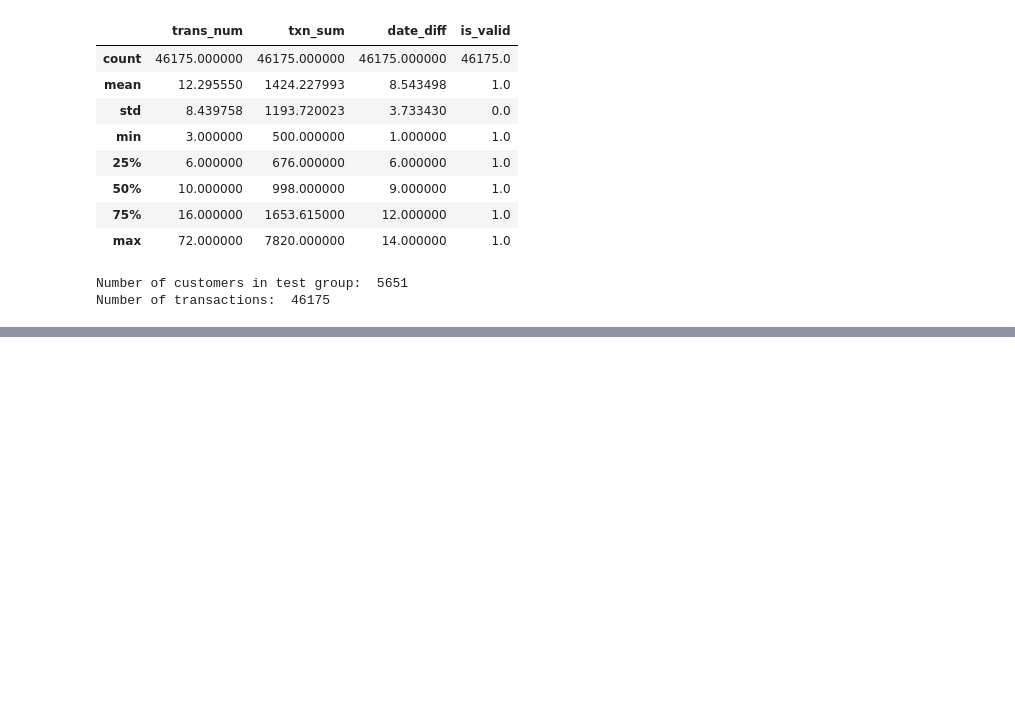
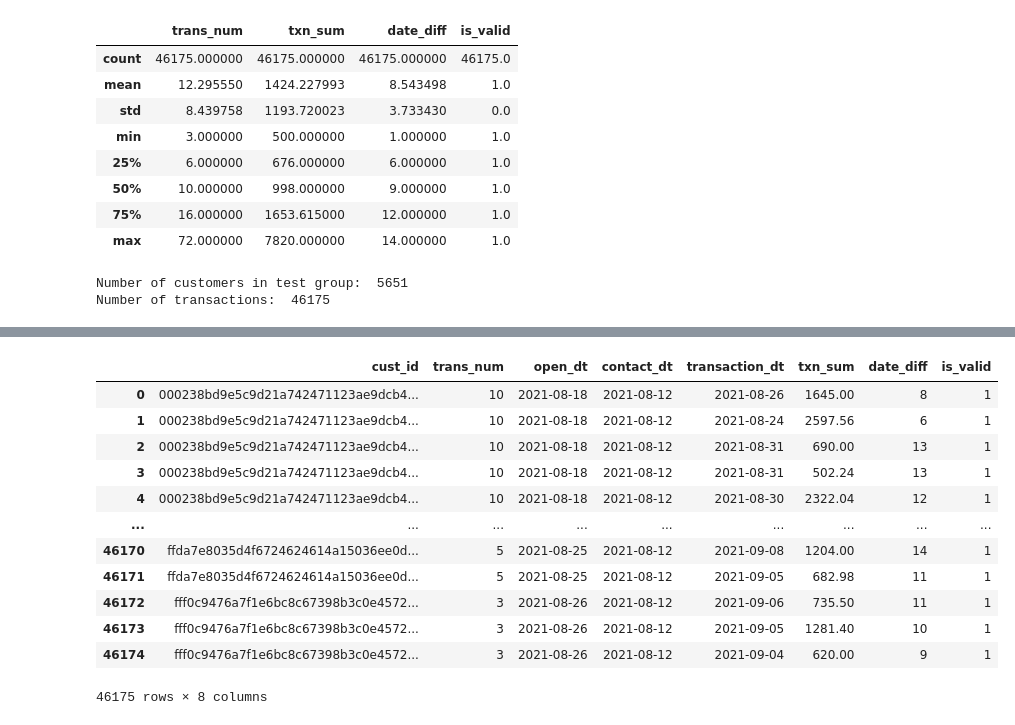
Before and after one commit to daniildzheparov999/digital_compaign_analysis, a Jupyter notebook: hw_v2.ipynb, the cells around one changed output, grey strips where cells are left out. Drawn from its saved outputs; the diff is of its cells as text; code cells hidden in the pictures; blank space fills up the shorter version.

```diff
--- a/hw_v2.ipynb
+++ b/hw_v2.ipynb
@@ -717,0 +738,16 @@ Number of transactions:  46175
+# %%
+test_group_clean
+# %% [output]
+|  | cust_id | trans_num | open_dt | contact_dt | transaction_dt | txn_sum | date_diff | is_valid |
+| 0 | 000238bd9e5c9d21a742471123ae9dcb4... | 10 | 2021-08-18 | 2021-08-12 | 2021-08-26 | 1645.00 | 8 | 1 |
+| 1 | 000238bd9e5c9d21a742471123ae9dcb4... | 10 | 2021-08-18 | 2021-08-12 | 2021-08-24 | 2597.56 | 6 | 1 |
+| 2 | 000238bd9e5c9d21a742471123ae9dcb4... | 10 | 2021-08-18 | 2021-08-12 | 2021-08-31 | 690.00 | 13 | 1 |
+| 3 | 000238bd9e5c9d21a742471123ae9dcb4... | 10 | 2021-08-18 | 2021-08-12 | 2021-08-31 | 502.24 | 13 | 1 |
+| 4 | 000238bd9e5c9d21a742471123ae9dcb4... | 10 | 2021-08-18 | 2021-08-12 | 2021-08-30 | 2322.04 | 12 | 1 |
+| ... | ... | ... | ... | ... | ... | ... | ... | ... |
+| 46170 | ffda7e8035d4f6724624614a15036ee0d... | 5 | 2021-08-25 | 2021-08-12 | 2021-09-08 | 1204.00 | 14 | 1 |
+| 46171 | ffda7e8035d4f6724624614a15036ee0d... | 5 | 2021-08-25 | 2021-08-12 | 2021-09-05 | 682.98 | 11 | 1 |
+| 46172 | fff0c9476a7f1e6bc8c67398b3c0e4572... | 3 | 2021-08-26 | 2021-08-12 | 2021-09-06 | 735.50 | 11 | 1 |
+| 46173 | fff0c9476a7f1e6bc8c67398b3c0e4572... | 3 | 2021-08-26 | 2021-08-12 | 2021-09-05 | 1281.40 | 10 | 1 |
+| 46174 | fff0c9476a7f1e6bc8c67398b3c0e4572... | 3 | 2021-08-26 | 2021-08-12 | 2021-09-04 | 620.00 | 9 | 1 |
+46175 rows × 8 columns
```
Also changed, not shown: parts of 20 cells of this notebook.
